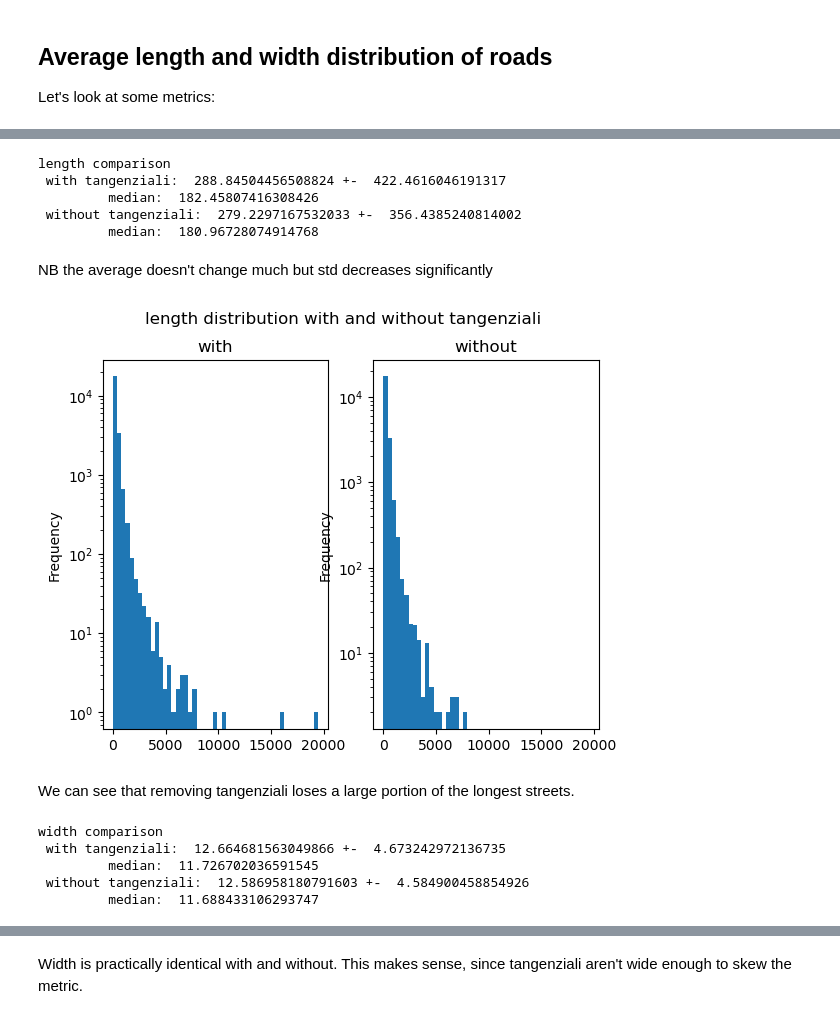
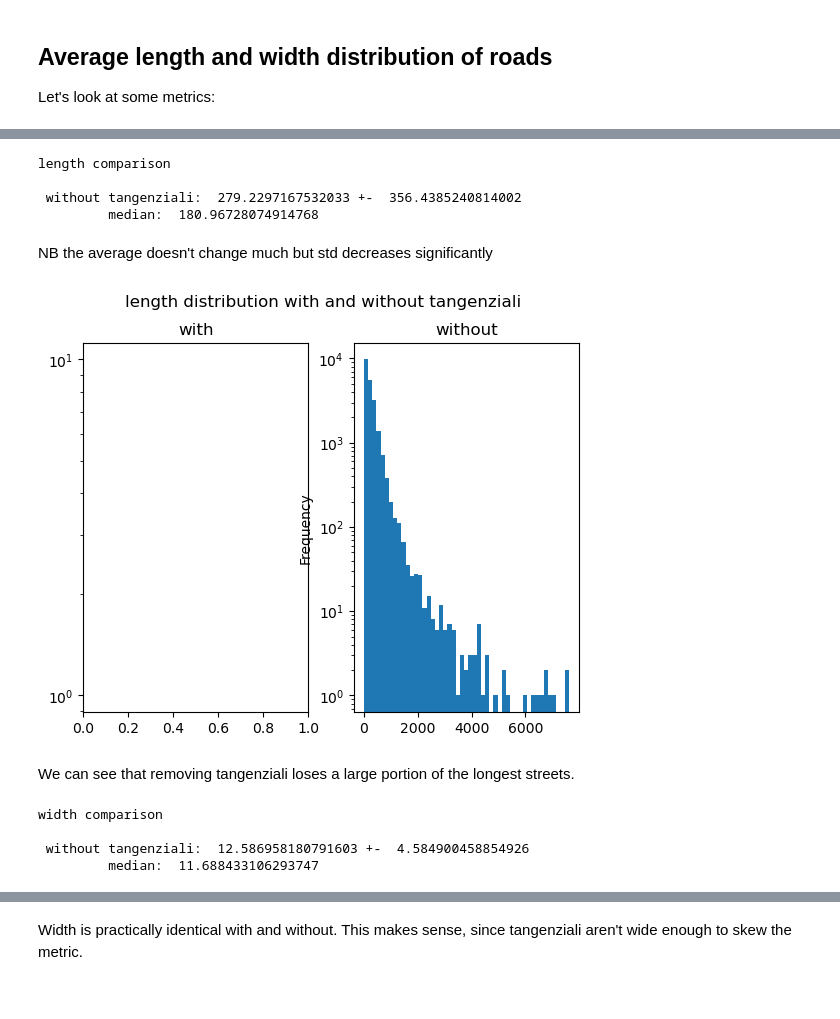
Before and after one commit to RiccardoBasilone/roadnets, a Jupyter notebook: dissolve_trials.ipynb, the cells around one changed output, grey strips where cells are left out. Saved outputs shown, nothing was run; the diff lists cells and outputs as text; code cells hidden in the pictures.

```diff
--- a/dissolve_trials.ipynb
+++ b/dissolve_trials.ipynb
@@ -399,16 +400,15 @@ gdf11.head() #length is stored in root1 column, width in width
 | 4 | self_4 | POLYGON ((1021305.357 5690529.122... | PIAZZA FRANCESCO CARRARA | AC_VEI_SR_30012 | 01 | 01 | 0204 | 922.314581 | 14.494799 |
 # %%
 print('length comparison \n',
-      'with tangenziali: ', gdf10.length.mean(),
-      '+- ', gdf10.length.std(),
-      '\n \t median: ', gdf10.length.median(),
-      '\n without tangenziali: ' , gdf11.length.mean(),
+      # 'with tangenziali: ', gdf10.length.mean(),
+      # '+- ', gdf10.length.std(),
+      # '\n \t median: ', gdf10.length.median(),
+       '\n without tangenziali: ' , gdf11.length.mean(),
       '+- ', gdf11.length.std(),
       '\n \t median: ',gdf11.length.median())
 # %% [output]
 length comparison
- with tangenziali:  288.84504456508824 +-  422.4616046191317
-         median:  182.45807416308426
+
  without tangenziali:  279.2297167532033 +-  356.4385240814002
          median:  180.96728074914768
 # %% [markdown]
@@ -416,30 +416,29 @@ NB the average doesn't change much but std decreases significantly
 # %%
 fig, ax = plt.subplots(1,2)
 fig.suptitle('length distribution with and without tangenziali')
 ax[0].set_title('with')
 ax[1].set_title('without')
 ax[0].set_yscale('log')
 ax[1].set_yscale('log')
-range = np.linspace(0,gdf10.length.max(), 50)
-gdf10.length.plot(kind = 'hist', bins = range,ax = ax[0],)
-gdf11.length.plot(kind = 'hist', bins = range, ax = ax[1],)
+x_range = np.linspace(0,gdf11.length.max(), 50)
+#gdf10.length.plot(kind = 'hist', bins = x_range,ax = ax[0],)
+gdf11.length.plot(kind = 'hist', bins = x_range, ax = ax[1],)
 plt.show()
 # %% [output]
-[figure, old version]
+[figure, new version]
 # %% [markdown]
 We can see that removing tangenziali loses a large portion of the longest streets.
 # %%
 print('width comparison \n',
-      'with tangenziali: ', gdf10.width.mean(),
-      '+- ', gdf10.width.std(),
-      '\n \t median: ', gdf10.width.median(),
-      '\n without tangenziali: ' , gdf11.width.mean(),
+      # 'with tangenziali: ', gdf10.width.mean(),
+      # '+- ', gdf10.width.std(),
+      # '\n \t median: ', gdf10.width.median(),
+       '\n without tangenziali: ' , gdf11.width.mean(),
       '+- ', gdf11.width.std(),
       '\n \t median: ',gdf11.width.median())
 # %% [output]
 width comparison
- with tangenziali:  12.664681563049866 +-  4.673242972136735
-         median:  11.726702036591545
+
  without tangenziali:  12.586958180791603 +-  4.584900458854926
          median:  11.688433106293747
 # %%
```
Also changed, not shown: parts of 22 cells of this notebook.
